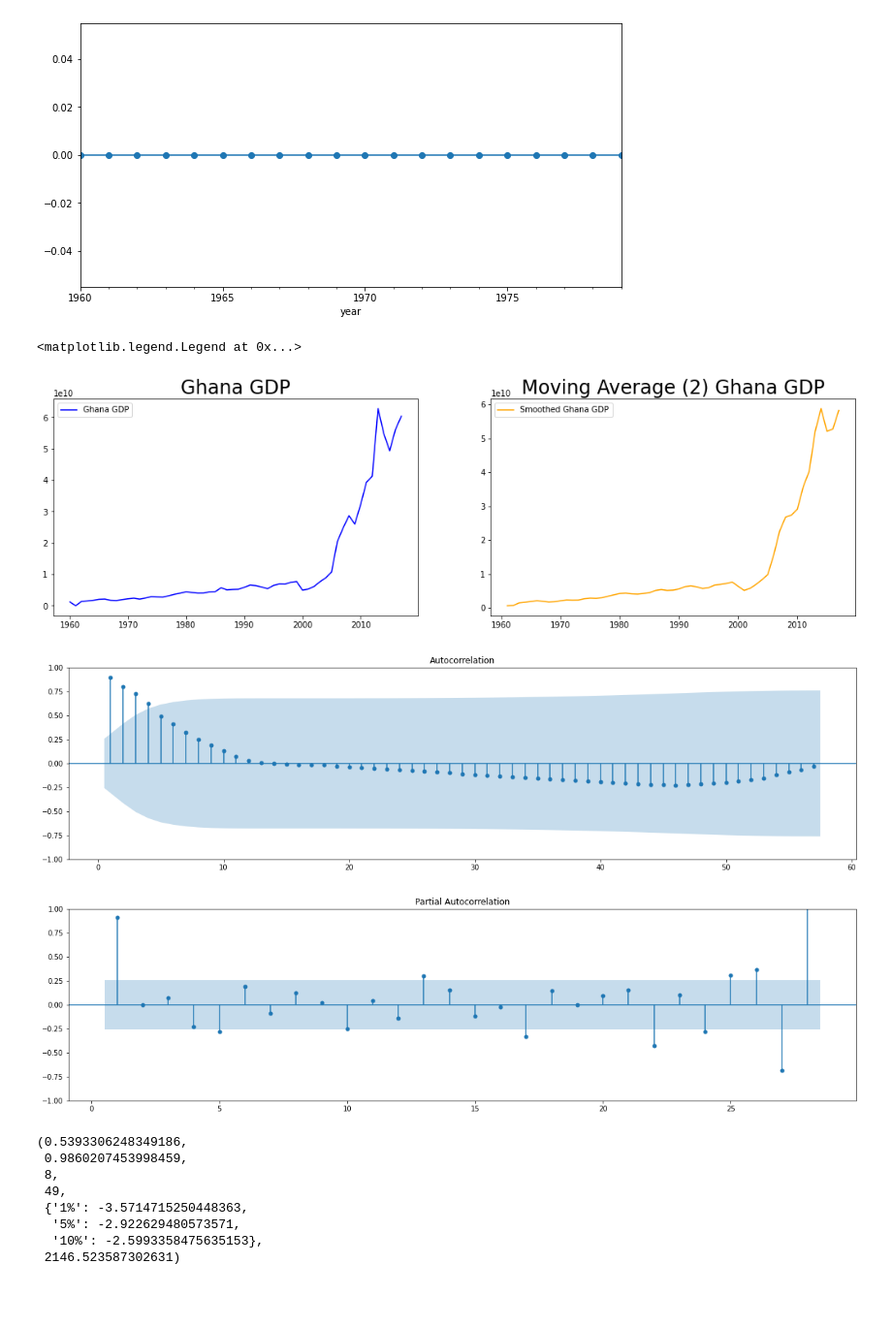
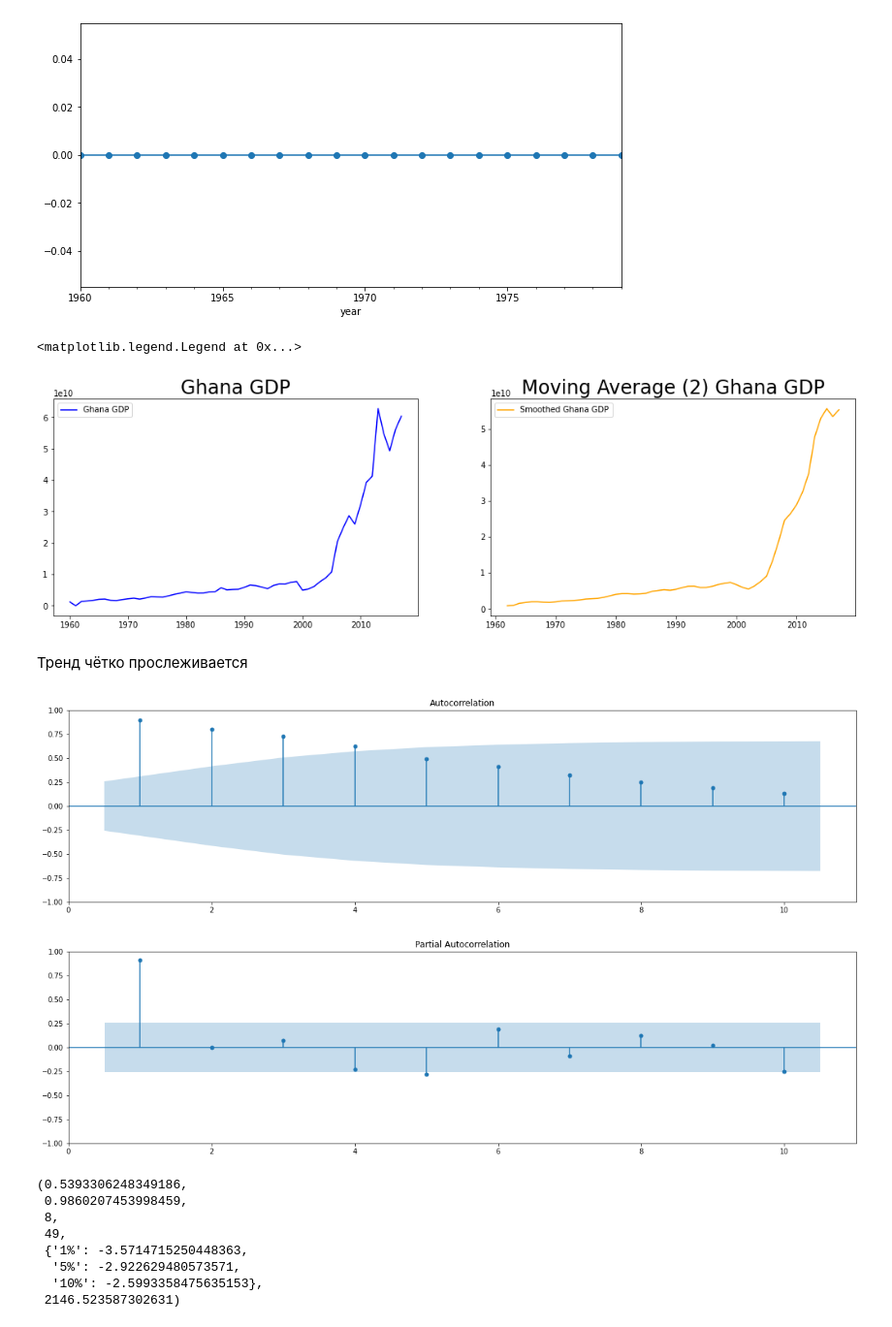
Before and after one commit to sphinxscorp/SF_data_science, a Jupyter notebook: MATH&ML-13. Временные ряды. Часть II/project-Ghana_GDP.ipynb, the cells around one changed output. Shown at 97% size. Drawn from its saved outputs; the diff is of its cells as text; code cells hidden in the pictures; blank space fills up the shorter version.

```diff
--- a/MATH&ML-13. Временные ряды. Часть II/project-Ghana_GDP.ipynb
+++ b/MATH&ML-13. Временные ряды. Часть II/project-Ghana_GDP.ipynb
@@ -45,31 +45,33 @@ plt.rcParams["figure.figsize"] = 18, 5
 
 fig, ax = plt.subplots(nrows=1, ncols=2)
 
-# Окно в месяц (Window = 2)
+# Окно в месяц (Window = 3)
 ax[0].plot(train_df.GDP, color = "blue", label = "Ghana GDP")
 ax[0].set_title("Ghana GDP", size = 24)
 ax[0].legend()
 
-ax[1].plot(train_df.GDP.rolling(window=2).mean(), color = "orange", label = "Smoothed Ghana GDP")
+ax[1].plot(train_df.GDP.rolling(window=3).mean(), color = "orange", label = "Smoothed Ghana GDP")
 ax[1].set_title("Moving Average (2) Ghana GDP", size = 24)
 ax[1].legend()
 # %% [output]
 <matplotlib.legend.Legend at 0x...>
-[figure, old version]
+[figure, new version]
+# %% [markdown]
+Тренд чётко прослеживается
 # %%
 import statsmodels.graphics.tsaplots as sgt
 plt.rcParams["figure.figsize"] = 20, 5
-sgt.plot_acf(train_df.GDP, zero = False, lags = 57)
+sgt.plot_acf(train_df.GDP, zero = False, lags = 10)
 plt.show()
 # %% [output]
-[figure, old version]
+[figure, new version]
 # %%
 import statsmodels.graphics.tsaplots as sgt
 plt.rcParams["figure.figsize"] = 20, 5
-sgt.plot_pacf(train_df.GDP, zero = False, lags = 28)
+sgt.plot_pacf(train_df.GDP, zero = False, lags = 10)
 plt.show()
 # %% [output]
-[figure, old version]
+[figure, new version]
 # %%
 from statsmodels.tsa.stattools import adfuller
 
```
Also changed, not shown: parts of 10 cells of this notebook.
